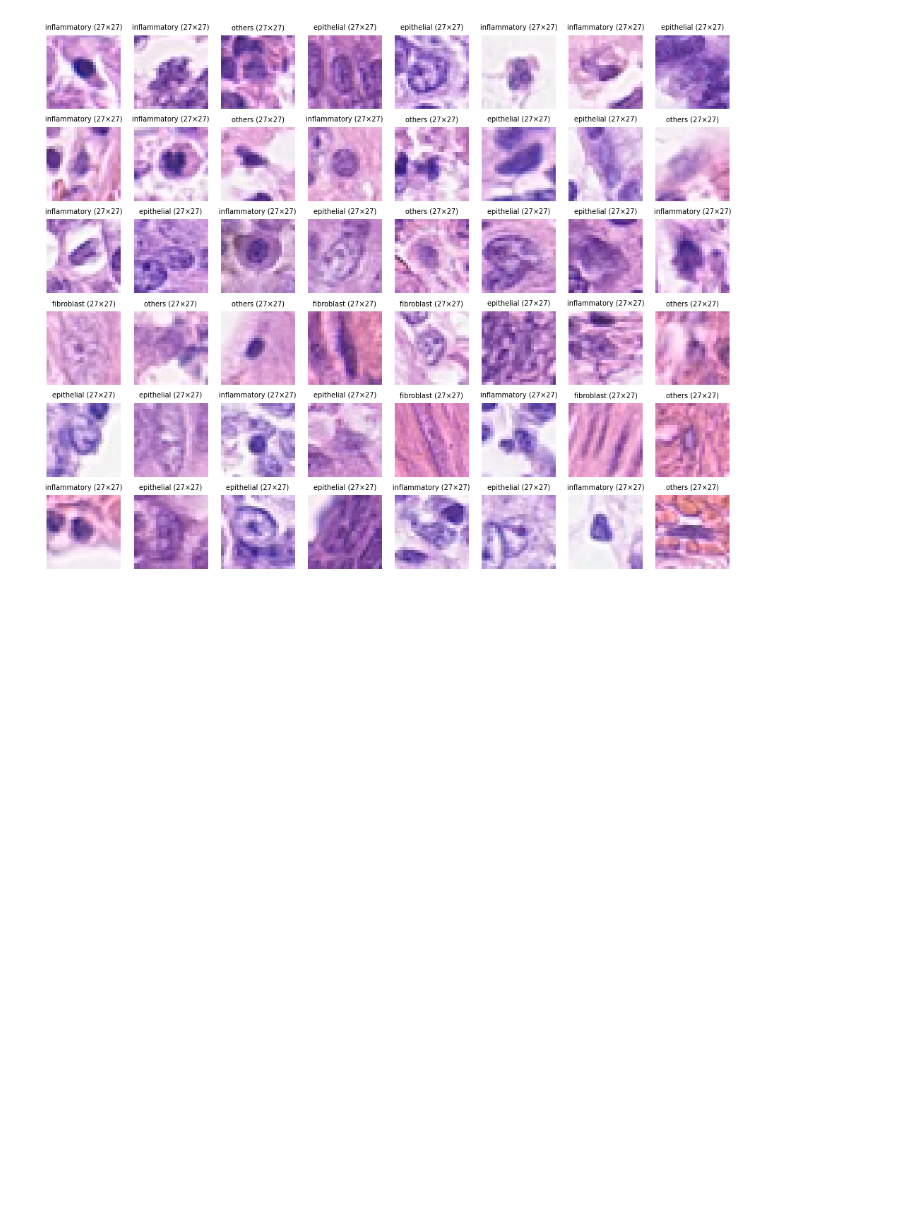
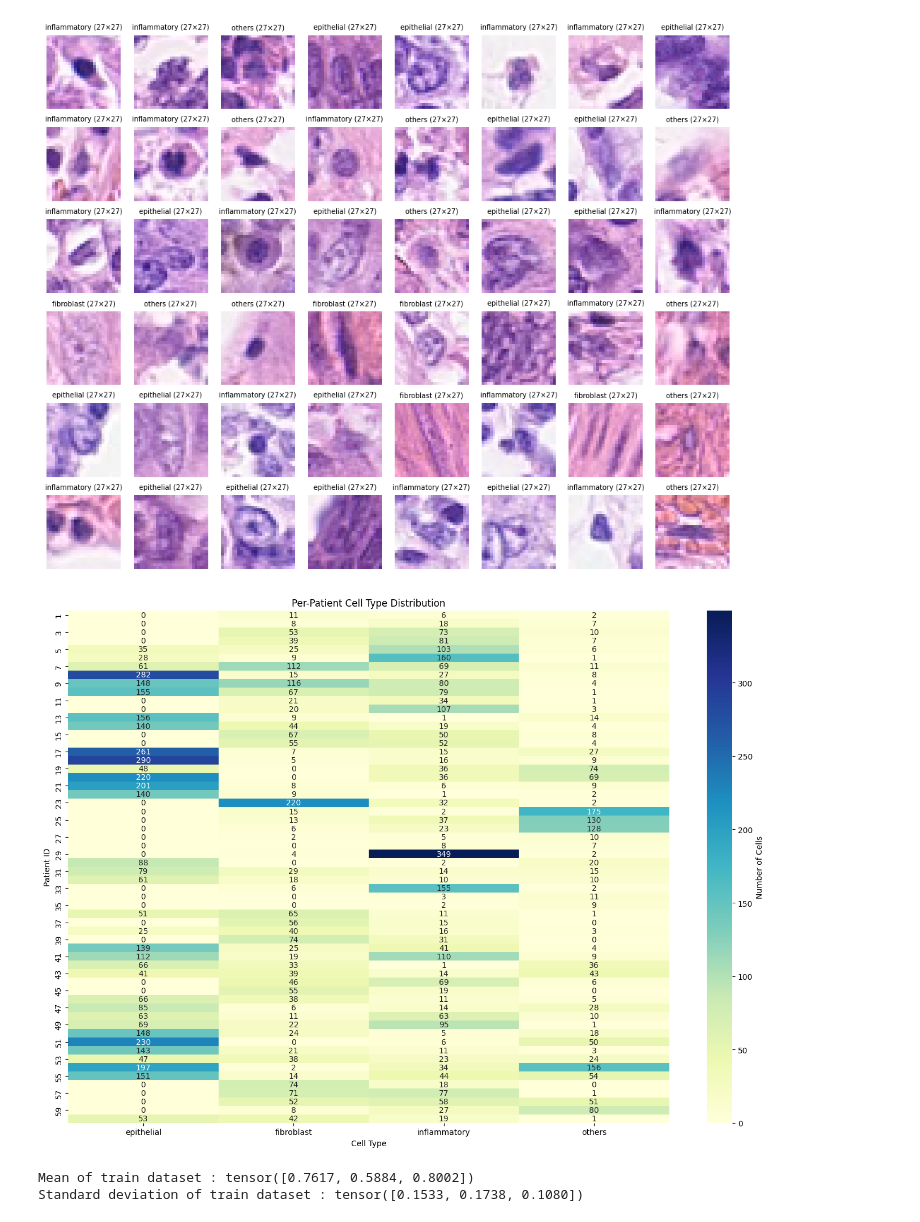
Before and after one commit to VasithaTilakumara/image-classification-cml-g30, a Jupyter notebook: cellType_classification.ipynb, the cells around one changed output. Cells and saved outputs as stored; diff of their text form; code cells hidden in the pictures; blank space fills up the shorter version.

```diff
--- a/cellType_classification.ipynb
+++ b/cellType_classification.ipynb
@@ -43,8 +59,8 @@ from pathlib import Path
 ### Data Exploration
 # %%
 base_dir = os.getcwd()
-image_dir = os.path.join(base_dir,'data','images')
-labels_main_dir = os.path.join(base_dir,"data","labels_main.csv")
+image_dir = os.path.join(base_dir,'data','patch_images')
+labels_main_dir = os.path.join(base_dir,"data","data_labels_mainData.csv")
 # %%
 labels_main = pd.read_csv(labels_main_dir)
 labels_main.head()
@@ -313,3 +338,25 @@ plt.tight_layout()
 plt.show()
 # %% [output]
 [figure]
+# %%
+pivot_table = labels_main.pivot_table(index='patientID',
+                             columns='cellTypeName',
+                             values='ImageName',
+                             aggfunc='count',
+                             fill_value=0)
+
+# ▶ 3. Plot heatmap
+plt.figure(figsize=(14, 10))
+sns.heatmap(pivot_table,
+            annot=True,
+            fmt="d",
+            cmap="YlGnBu",
+            cbar_kws={'label': 'Number of Cells'})
+
+plt.title('Per-Patient Cell Type Distribution')
+plt.xlabel('Cell Type')
+plt.ylabel('Patient ID')
+plt.tight_layout()
+plt.show()
+# %% [output]
+[figure, added]
@@ -315,0 +411,9 @@ plt.show()
+# %%
+# calculating mean and standard diviation for train dataset
+train_data_mean, train_data_std = get_mean_std(df_train)
+
+print(f"Mean of train dataset : {train_data_mean}")
+print(f"Standard deviation of train dataset : {train_data_std}")
+# %% [output]
+Mean of train dataset : tensor([0.7617, 0.5884, 0.8002])
+Standard deviation of train dataset : tensor([0.1533, 0.1738, 0.1080])
```
Also changed, not shown: parts of 32 cells of this notebook, 2 other files.
